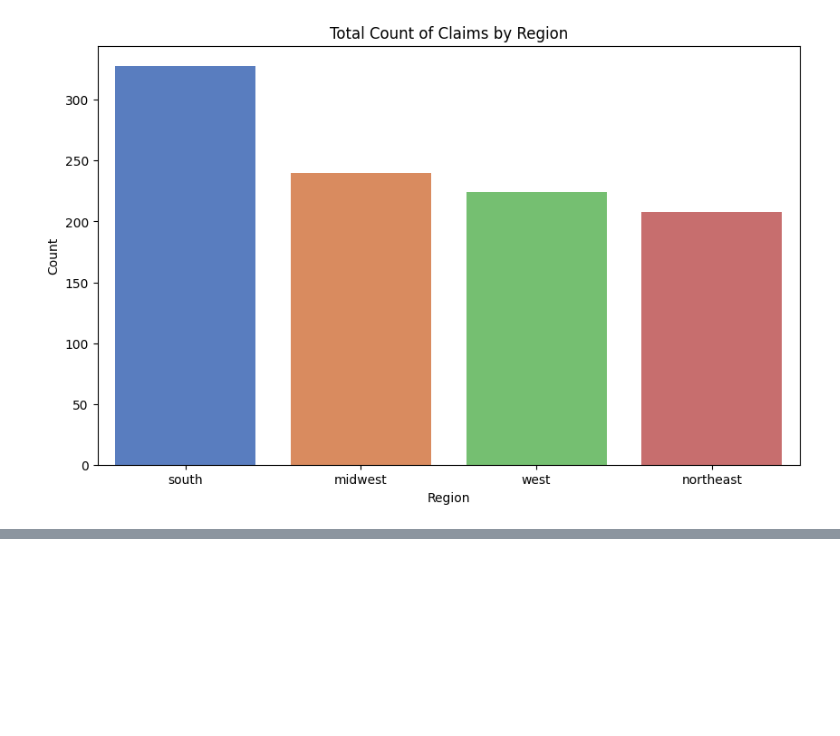
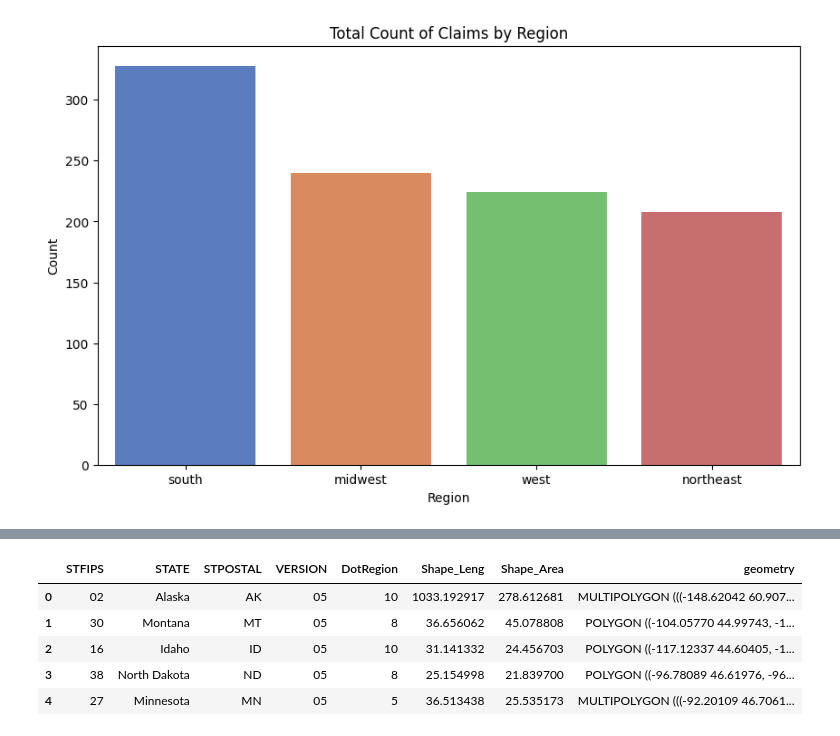
Before and after one commit to StateFarmInsCodingCompetition/2023-StateFarm-CodingCompetition-Finals, a Jupyter notebook: python/data_analysis.ipynb, the cells around one changed output, grey strips where cells are left out. Cells and saved outputs as stored; diff of their text form; code cells hidden in the pictures; blank space fills up the shorter version.

```diff
--- a/python/data_analysis.ipynb
+++ b/python/data_analysis.ipynb
@@ -254,0 +319,9 @@ ModuleNotFoundError: No module named 'cartopy'
+# %%
+us_states.head()
+# %% [output]
+|  | STFIPS | STATE | STPOSTAL | VERSION | DotRegion | Shape_Leng | Shape_Area | geometry |
+| 0 | 02 | Alaska | AK | 05 | 10 | 1033.192917 | 278.612681 | MULTIPOLYGON (((-148.62042 60.907... |
+| 1 | 30 | Montana | MT | 05 | 8 | 36.656062 | 45.078808 | POLYGON ((-104.05770 44.99743, -1... |
+| 2 | 16 | Idaho | ID | 05 | 10 | 31.141332 | 24.456703 | POLYGON ((-117.12337 44.60405, -1... |
+| 3 | 38 | North Dakota | ND | 05 | 8 | 25.154998 | 21.839700 | POLYGON ((-96.78089 46.61976, -96... |
+| 4 | 27 | Minnesota | MN | 05 | 5 | 36.513438 | 25.535173 | MULTIPOLYGON (((-92.20109 46.7061... |
```
Also changed, not shown: parts of 14 cells of this notebook, 8 other files.
